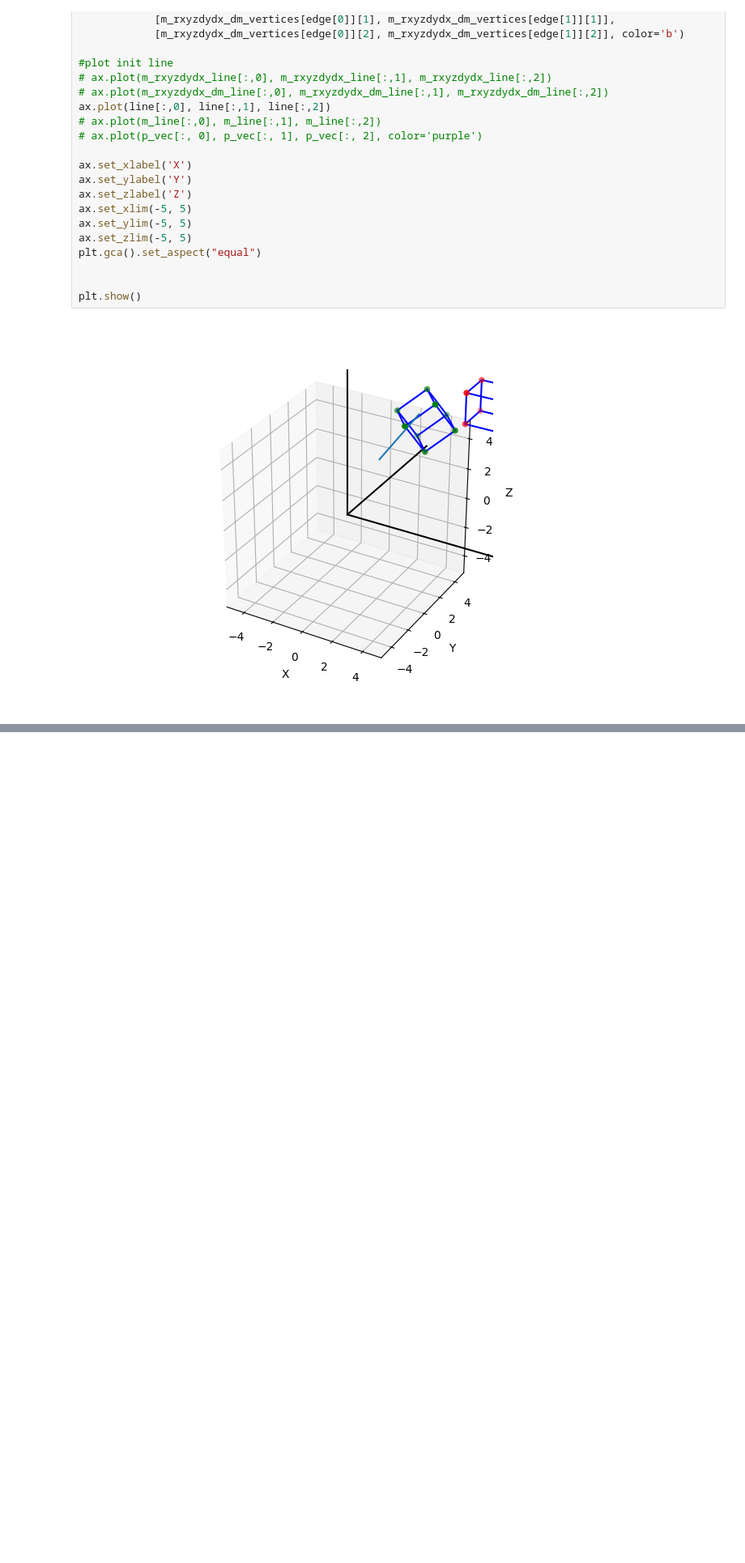
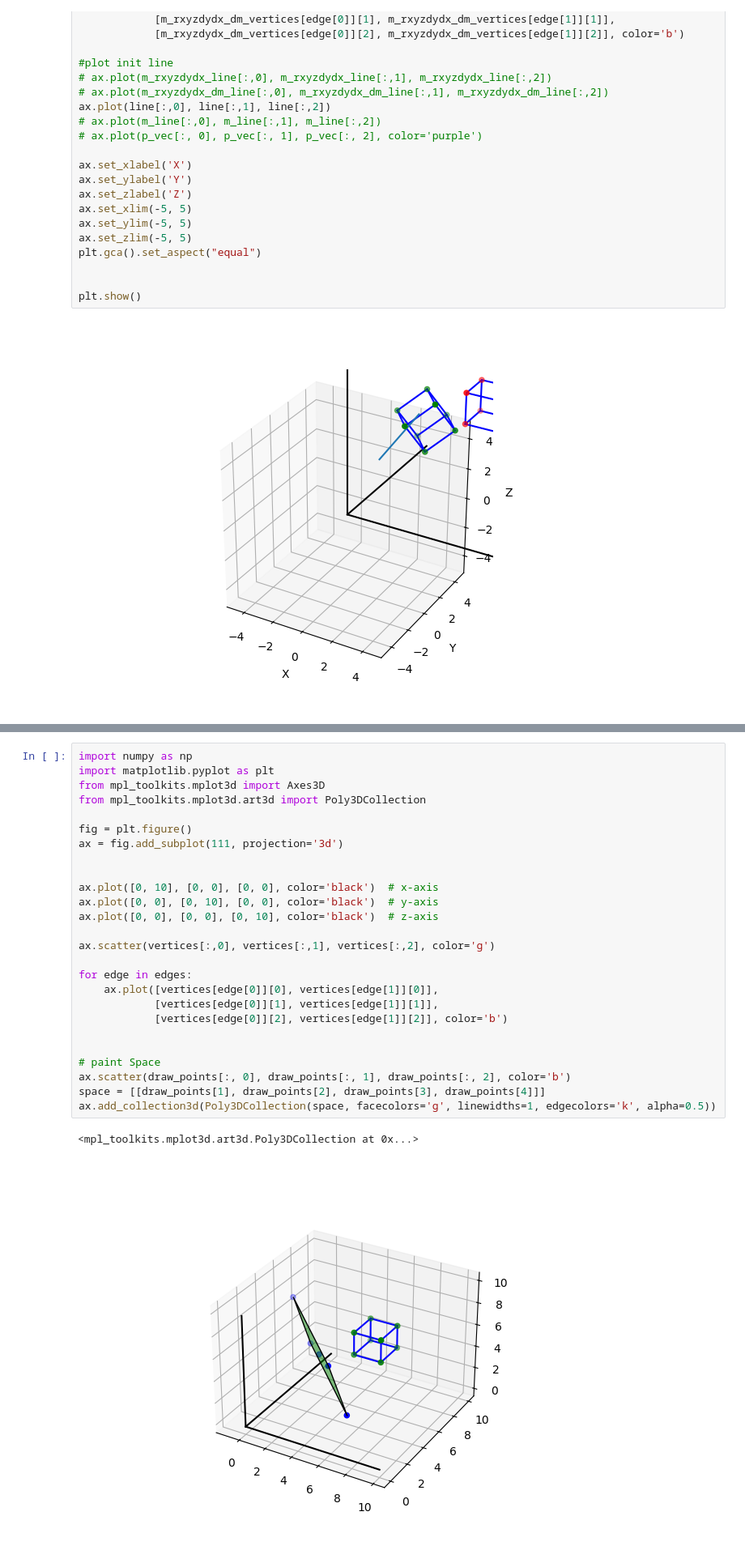
Before and after one commit to JavaConterry/Computer-Graphics, a Jupyter notebook: Lab2/CWorksheet.ipynb, the cells around one changed output, grey strips where cells are left out. Shown at 81% size. Saved outputs shown, nothing was run; the diff lists cells and outputs as text; blank space fills up the shorter version.

```diff
--- a/Lab2/CWorksheet.ipynb
+++ b/Lab2/CWorksheet.ipynb
@@ -624,0 +692,29 @@ plt.show()
+# %%
+import numpy as np
+import matplotlib.pyplot as plt
+from mpl_toolkits.mplot3d import Axes3D
+from mpl_toolkits.mplot3d.art3d import Poly3DCollection
+
+fig = plt.figure()
+ax = fig.add_subplot(111, projection='3d')
+
+
+ax.plot([0, 10], [0, 0], [0, 0], color='black')  # x-axis
+ax.plot([0, 0], [0, 10], [0, 0], color='black')  # y-axis
+ax.plot([0, 0], [0, 0], [0, 10], color='black')  # z-axis
+
+ax.scatter(vertices[:,0], vertices[:,1], vertices[:,2], color='g')
+
+for edge in edges:
+    ax.plot([vertices[edge[0]][0], vertices[edge[1]][0]],
+            [vertices[edge[0]][1], vertices[edge[1]][1]],
+            [vertices[edge[0]][2], vertices[edge[1]][2]], color='b')
+
+
+# paint Space
+ax.scatter(draw_points[:, 0], draw_points[:, 1], draw_points[:, 2], color='b')
+space = [[draw_points[1], draw_points[2], draw_points[3], draw_points[4]]]
+ax.add_collection3d(Poly3DCollection(space, facecolors='g', linewidths=1, edgecolors='k', alpha=0.5))
+# %% [output]
+<mpl_toolkits.mplot3d.art3d.Poly3DCollection at 0x...>
+[figure, added]
```
Also changed, not shown: parts of 40 cells of this notebook.
